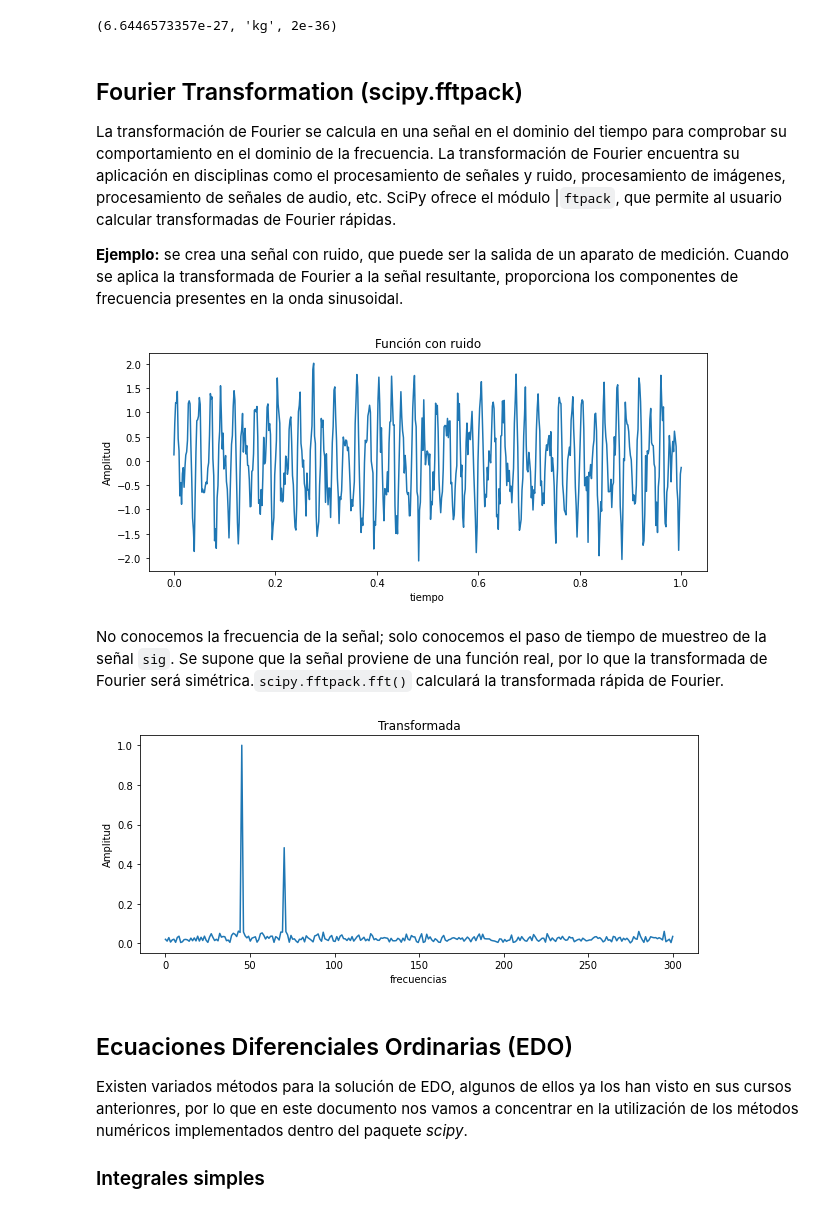
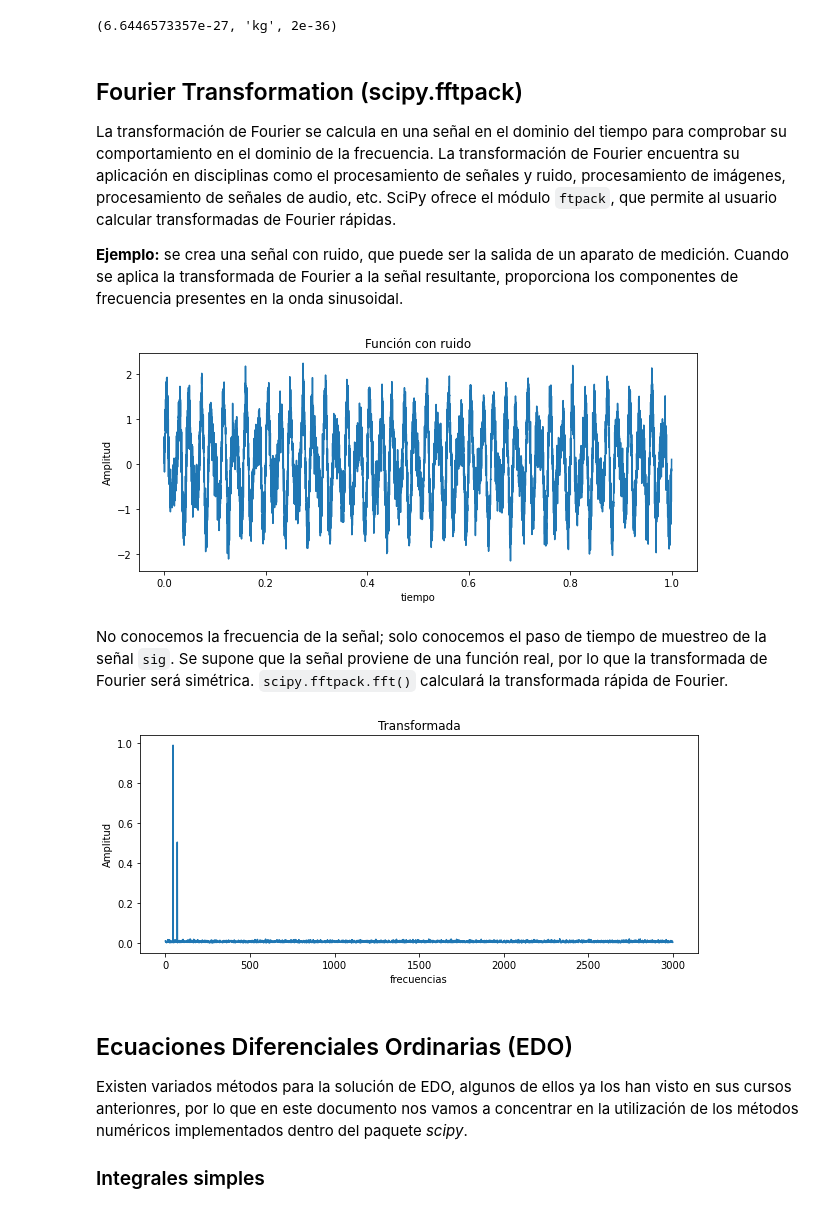
Before and after one commit to casfisica/Fisica_Computacional-1_2021-I, a Jupyter notebook: 3-Scipy1.ipynb, the cells around one changed output. Saved outputs shown, nothing was run; the diff lists cells and outputs as text; code cells hidden in the pictures.

```diff
--- a/3-Scipy1.ipynb
+++ b/3-Scipy1.ipynb
@@ -138,32 +138,32 @@ scipy.constants.physical_constants['alpha particle mass']
 # %% [markdown]
 ## Fourier Transformation (scipy.fftpack)
 
-La transformación de Fourier se calcula en una señal en el dominio del tiempo para comprobar su comportamiento en el dominio de la frecuencia. La transformación de Fourier encuentra su aplicación en disciplinas como el procesamiento de señales y ruido, procesamiento de imágenes, procesamiento de señales de audio, etc. SciPy ofrece el módulo |`ftpack`, que permite al usuario calcular transformadas de Fourier rápidas.
+La transformación de Fourier se calcula en una señal en el dominio del tiempo para comprobar su comportamiento en el dominio de la frecuencia. La transformación de Fourier encuentra su aplicación en disciplinas como el procesamiento de señales y ruido, procesamiento de imágenes, procesamiento de señales de audio, etc. SciPy ofrece el módulo `ftpack`, que permite al usuario calcular transformadas de Fourier rápidas.
 
 __Ejemplo:__ se crea una señal con ruido, que puede ser la salida de un aparato de medición. Cuando se aplica la transformada de Fourier a la señal resultante, proporciona los componentes de frecuencia presentes en la onda sinusoidal.
 # %%
 import numpy as np
 import matplotlib.pyplot as plt
 #Numero de muestras
-N = 600
+N = 6000
 #Intervalo de muestreo
 time_step = 1.0/N
 #Frecuancias
 frec1 = 45.
 frec2 = 70.
 #Creamos el arreglo de muestreo temporal
 time_vec = np.linspace(0.0, N*time_step, N)
 #Creamos una senal ruidosa usando random
-sig = np.sin(2 * np.pi * frec1 * time_vec)+ 0.5*np.sin(2 * np.pi *frec2 * time_vec) + 0.3 *np.random.randn(time_vec.size)
+sig = np.sin(2* np.pi * frec1 * time_vec)+ 0.5*np.sin(2 * np.pi *frec2 * time_vec) + 0.3 *np.random.randn(time_vec.size)
 #Y la graficamos
 fig, ax = plt.subplots(figsize=(10, 4))
 ax.plot(time_vec, sig)
 ax.set(title = "Función con ruido", xlabel = "tiempo",ylabel = "Amplitud")
 plt.show()
 # %% [output]
-[figure, old version]
+[figure, new version]
 # %% [markdown]
-No conocemos la frecuencia de la señal; solo conocemos el paso de tiempo de muestreo de la señal `sig`. Se supone que la señal proviene de una función real, por lo que la transformada de Fourier será simétrica.`scipy.fftpack.fft()` calculará la transformada rápida de Fourier.
+No conocemos la frecuencia de la señal; solo conocemos el paso de tiempo de muestreo de la señal `sig`. Se supone que la señal proviene de una función real, por lo que la transformada de Fourier será simétrica. `scipy.fftpack.fft()` calculará la transformada rápida de Fourier.
 # %%
 from scipy import fftpack
 #Genero las frecuencias de muestreo (solo frecuencias positivas)
@@ -178,7 +178,7 @@ ax1.plot(sample_freq, pos_sig_fft)
 ax1.set(title = "Transformada", xlabel = "frecuencias",ylabel = "Amplitud")
 plt.show()
 # %% [output]
-[figure, old version]
+[figure, new version]
 # %% [markdown]
 ## Ecuaciones Diferenciales Ordinarias (EDO)
 Existen variados métodos para la solución de EDO, algunos de ellos ya los han visto en sus cursos anterionres, por lo que en este documento nos vamos a concentrar en la utilización de los métodos numéricos implementados dentro del paquete _scipy_.
```
Also changed, not shown: parts of 6 cells of this notebook.
